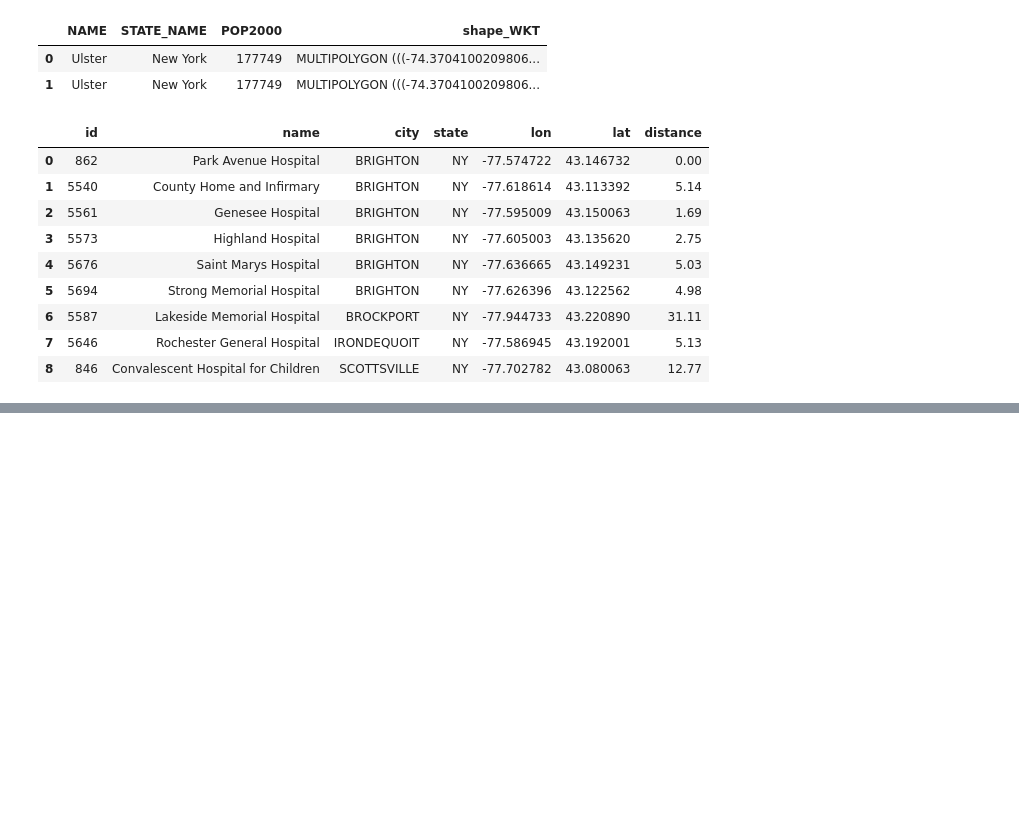
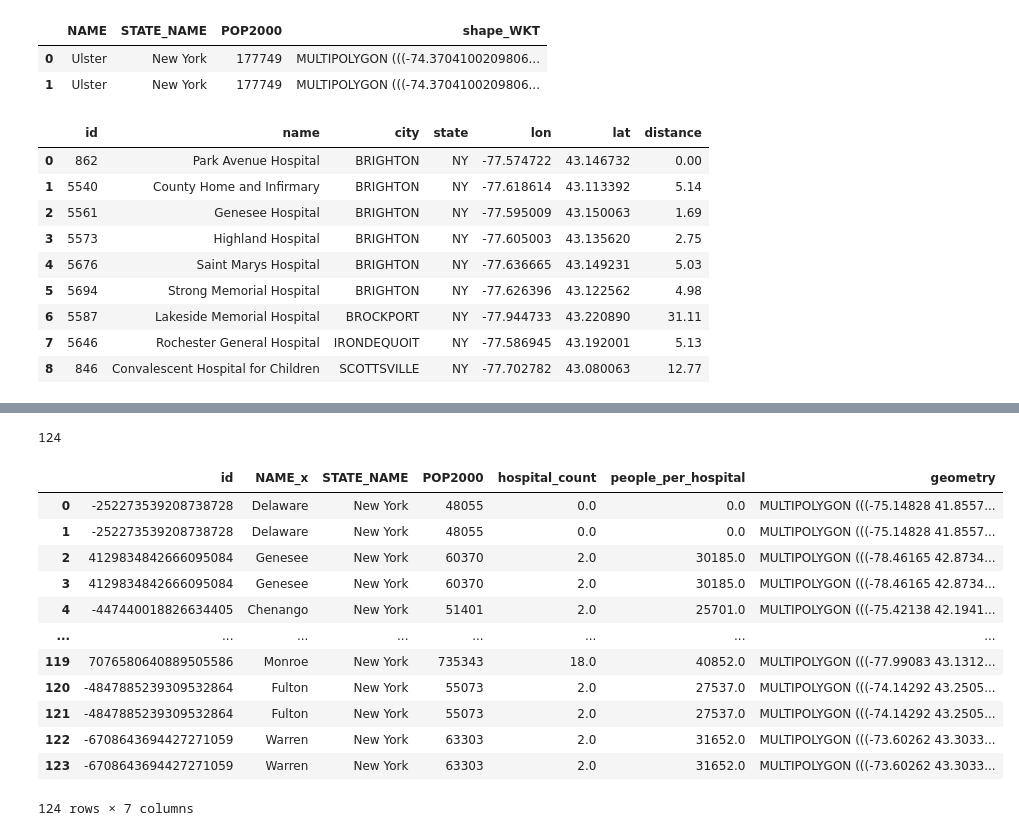
Before and after one commit to lep511/SpatialQuery-Pandas-BigQuery, a Jupyter notebook: spatialquery-pandas-bigquery.ipynb, the cells around one changed output, grey strips where cells are left out. Drawn from its saved outputs; the diff is of its cells as text; code cells hidden in the pictures; blank space fills up the shorter version.

Commit message:
Kaggle Notebook | SpatialQuery-Pandas-BigQuery | Version 4

```diff
--- a/spatialquery-pandas-bigquery.ipynb
+++ b/spatialquery-pandas-bigquery.ipynb
@@ -186,0 +237,50 @@ df.head()
+# %%
+def search_state(state_name):
+
+    sql = bigquery_client.query(f'''
+    SELECT
+        FARM_FINGERPRINT(shape_WKT) as id,
+        NAME,
+        STATE_NAME,
+        POP2000,
+        shape_WKT
+    FROM
+      `hospitals.locations_all`
+    WHERE
+      STATE_NAME='{state_name}'
+    ''').result().to_dataframe(create_bqstorage_client=False)
+    return sql
+# %%
+df = search_state(state_name)
+# %%
+len(df)
+# %% [output]
+124
+# %%
+df_all = pd.merge(df, df_stats,
+                  left_on="id",
+                  right_on="id",
+                  how="left",
+                  sort=False
+)
+# %%
+df_all.fillna(0, inplace=True)
+df_all['geometry'] = geopandas.GeoSeries.from_wkt(df_all['shape_WKT'])
+df_all.drop(["shape_WKT", "NAME_y", "Population"], axis=1, inplace=True)
+geo_df = geopandas.GeoDataFrame(df_all)
+# %%
+df_all
+# %% [output]
+|  | id | NAME_x | STATE_NAME | POP2000 | hospital_count | people_per_hospital | geometry |
+| 0 | -252273539208738728 | Delaware | New York | 48055 | 0.0 | 0.0 | MULTIPOLYGON (((-75.14828 41.8557... |
+| 1 | -252273539208738728 | Delaware | New York | 48055 | 0.0 | 0.0 | MULTIPOLYGON (((-75.14828 41.8557... |
+| 2 | 4129834842666095084 | Genesee | New York | 60370 | 2.0 | 30185.0 | MULTIPOLYGON (((-78.46165 42.8734... |
+| 3 | 4129834842666095084 | Genesee | New York | 60370 | 2.0 | 30185.0 | MULTIPOLYGON (((-78.46165 42.8734... |
+| 4 | -447440018826634405 | Chenango | New York | 51401 | 2.0 | 25701.0 | MULTIPOLYGON (((-75.42138 42.1941... |
+| ... | ... | ... | ... | ... | ... | ... | ... |
+| 119 | 7076580640889505586 | Monroe | New York | 735343 | 18.0 | 40852.0 | MULTIPOLYGON (((-77.99083 43.1312... |
+| 120 | -4847885239309532864 | Fulton | New York | 55073 | 2.0 | 27537.0 | MULTIPOLYGON (((-74.14292 43.2505... |
+| 121 | -4847885239309532864 | Fulton | New York | 55073 | 2.0 | 27537.0 | MULTIPOLYGON (((-74.14292 43.2505... |
+| 122 | -6708643694427271059 | Warren | New York | 63303 | 2.0 | 31652.0 | MULTIPOLYGON (((-73.60262 43.3033... |
+| 123 | -6708643694427271059 | Warren | New York | 63303 | 2.0 | 31652.0 | MULTIPOLYGON (((-73.60262 43.3033... |
+124 rows × 7 columns
```
Also changed, not shown: parts of 8 cells of this notebook.
